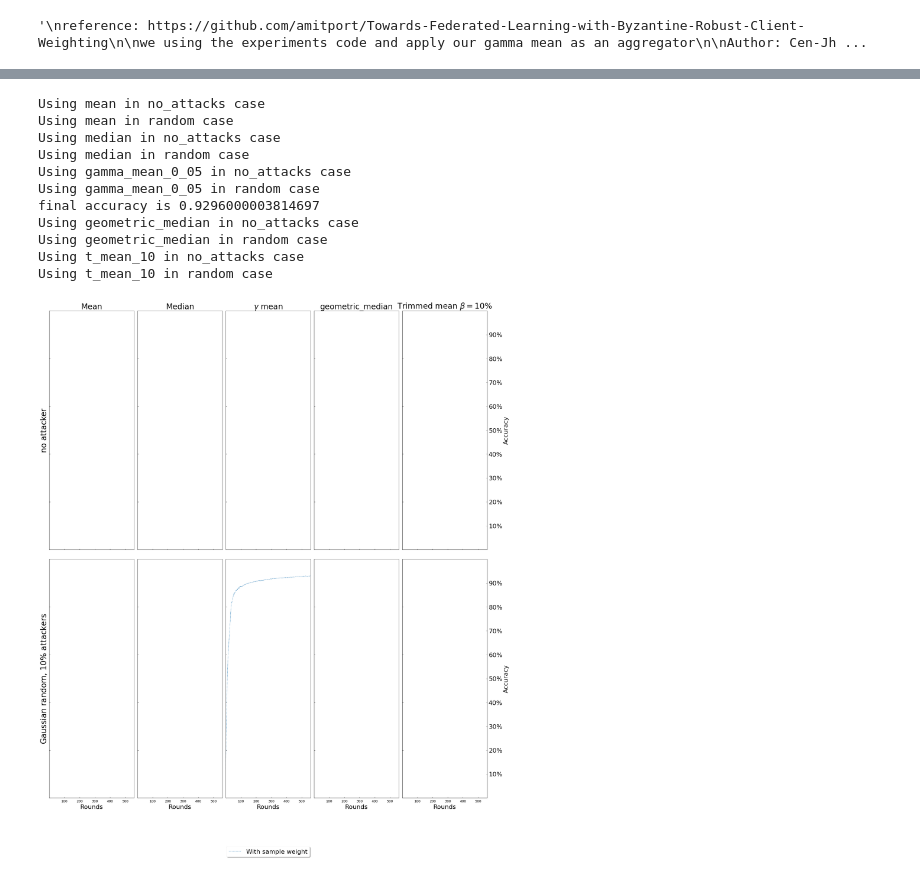
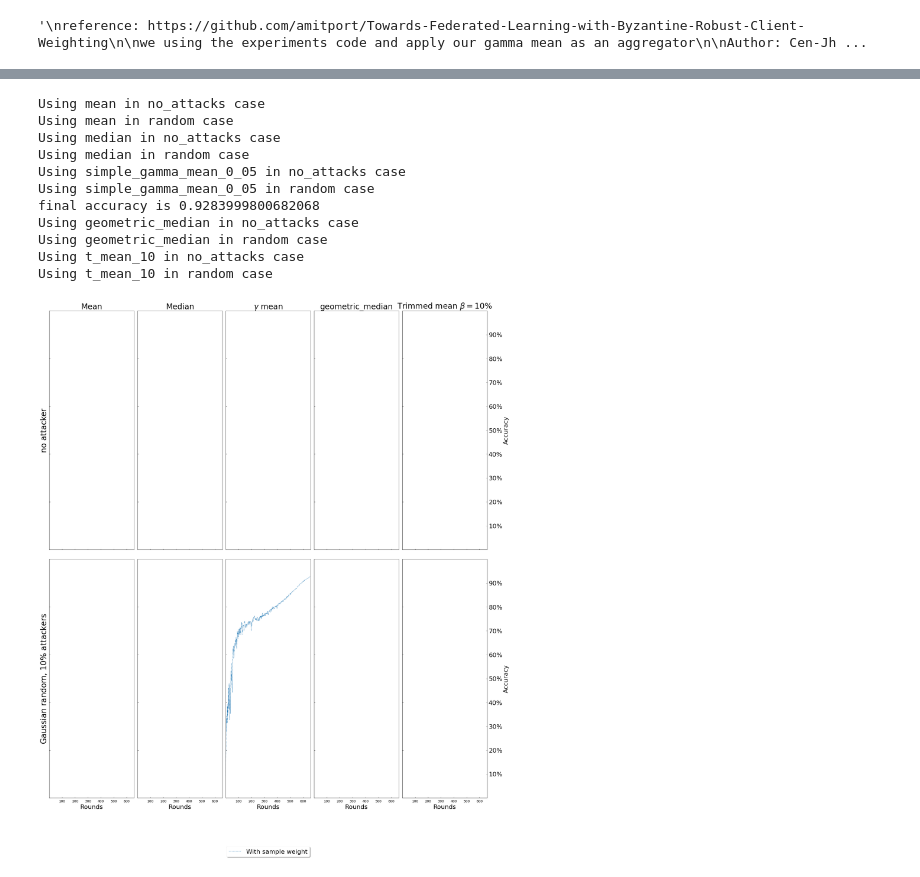
Before and after one commit to CenjhihLi/robust_federated_learning, a Jupyter notebook: mnist_results_plots.ipynb, the cells around one changed output, grey strips where cells are left out. Drawn from its saved outputs; the diff is of its cells as text; code cells hidden in the pictures.

```diff
--- a/mnist_results_plots.ipynb
+++ b/mnist_results_plots.ipynb
@@ -82,7 +82,7 @@ for i in range(nrows):
 
 
 
-for i, aggr in enumerate(['mean', 'median', 'gamma_mean_0_05', 'geometric_median', 't_mean_10']):
+for i, aggr in enumerate(['mean', 'median', 'simple_gamma_mean_0_05', 'geometric_median', 't_mean_10']):
     attack_type = 'no_attacks'
     exp_f1 = [
         (f'experiments/{experiment}_{attack_type}/seed_{seed}/{aggr}_w_cpr_{cpr}', f'{aggr}[W] byz', 1, '-'),
@@ -202,7 +202,7 @@ for i in range(nrows):
 #     plt.setp(ax3.get_yticklabels(), visible=True)
 
 
-for i, aggr in enumerate(['mean', 'median', 'gamma_mean_0_05', 'geometric_median', 't_mean_10']):
+for i, aggr in enumerate(['mean', 'median', 'simple_gamma_mean_0_05', 'geometric_median', 't_mean_10']):
     attack_type = 'no_attacks'
     exp_f1 = [
         (f'experiments/{experiment}_{attack_type}/seed_{seed}/{aggr}_w_cpr_{cpr}', f'{aggr}[W] byz', 1, '-'),
@@ -223,34 +223,34 @@ ax8.legend(
 #     handles=(plt.Line2D([0], [0], color=color, linestyle='-'),
 #                     plt.Line2D([0], [0], color=color, alpha=0.8, linestyle='-.'),
 #                     plt.Line2D([0], [0], color=color, alpha=0.6, linestyle=':')),     # The line objects
            labels=['With sample weight', 'Ignore sample weight'],   # The labels for each line
            loc="lower center",   # Position of legend
 #            borderpad=0.8,    # Small spacing around legend box
 #            title="Preprocessing",  # Title for the legend
 #            mode='expand',
 #            numpoints=1,# loc=4,
          fontsize=MEDIUM_SIZE,
            bbox_to_anchor=(0.5,-0.26),
            fancybox=True,
             shadow=True,
            ncol=3
 )
 for ax in axs.flat:
     ax.tick_params(direction="in")
     ax.margins(0)
     ax.label_outer()
 
 #fig.savefig('CNN_attackers_10%.pdf', format='pdf', bbox_inches='tight')
 # %% [output]
 Using mean in no_attacks case
 Using mean in random case
 Using median in no_attacks case
 Using median in random case
-Using gamma_mean_0_05 in no_attacks case
-Using gamma_mean_0_05 in random case
-final accuracy is 0.9296000003814697
+Using simple_gamma_mean_0_05 in no_attacks case
+Using simple_gamma_mean_0_05 in random case
+final accuracy is 0.9283999800682068
 Using geometric_median in no_attacks case
 Using geometric_median in random case
 Using t_mean_10 in no_attacks case
 Using t_mean_10 in random case
-[figure, old version]
+[figure, new version]
```
Also changed, not shown: parts of 1 cell of this notebook, 4 other files.
